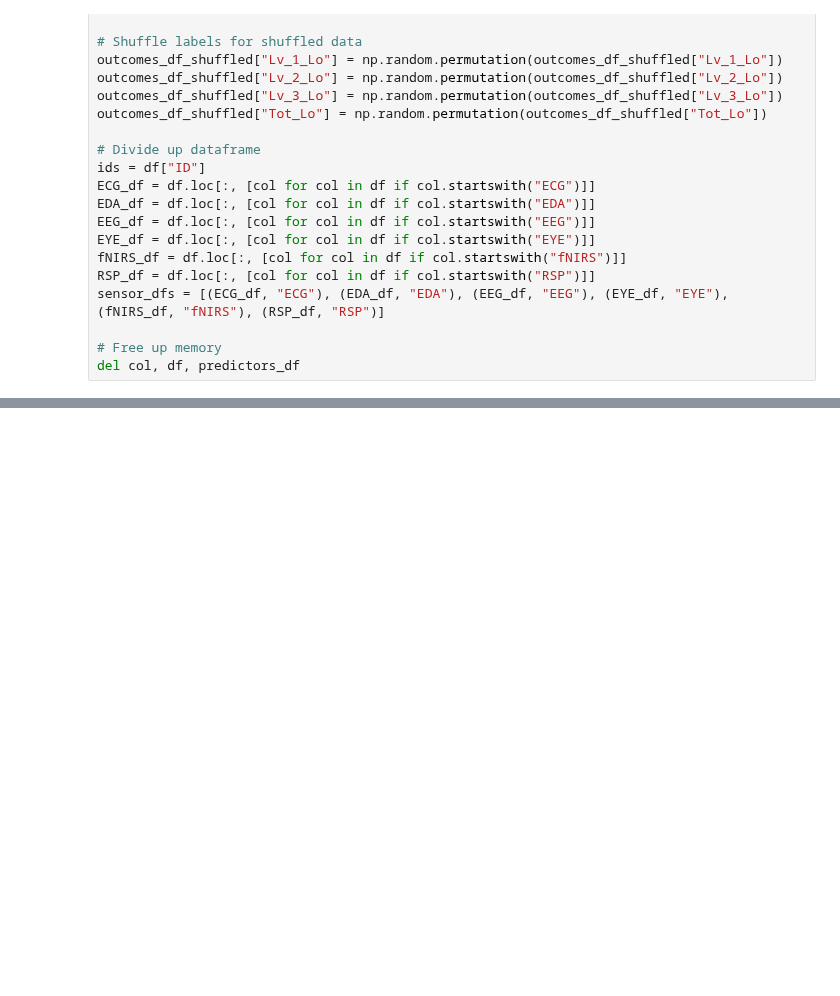
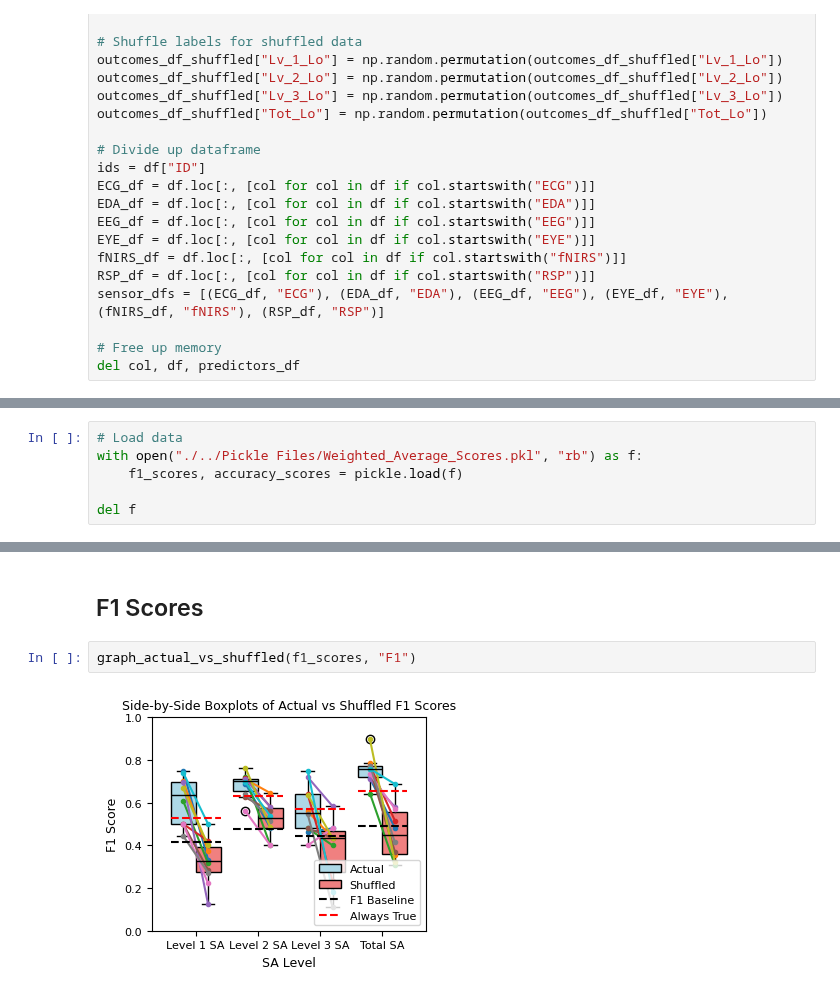
Before and after one commit to jaspershen21/jshen_DLA, a Jupyter notebook: Notebooks/Figures.ipynb, the cells around one changed output, grey strips where cells are left out. Drawn from its saved outputs; the diff is of its cells as text; blank space fills up the shorter version.

```diff
--- a/Notebooks/Figures.ipynb
+++ b/Notebooks/Figures.ipynb
@@ -63,0 +80,6 @@ fig.tight_layout()
+# %%
+# Load data
+with open("./../Pickle Files/Weighted_Average_Scores.pkl", "rb") as f:
+    f1_scores, accuracy_scores = pickle.load(f)
+
+del f
@@ -63,0 +192,6 @@ fig.tight_layout()
+# %% [markdown]
+## F1 Scores
+# %%
+graph_actual_vs_shuffled(f1_scores, "F1")
+# %% [output]
+[figure, added]
```
Also changed, not shown: parts of 7 cells of this notebook.
